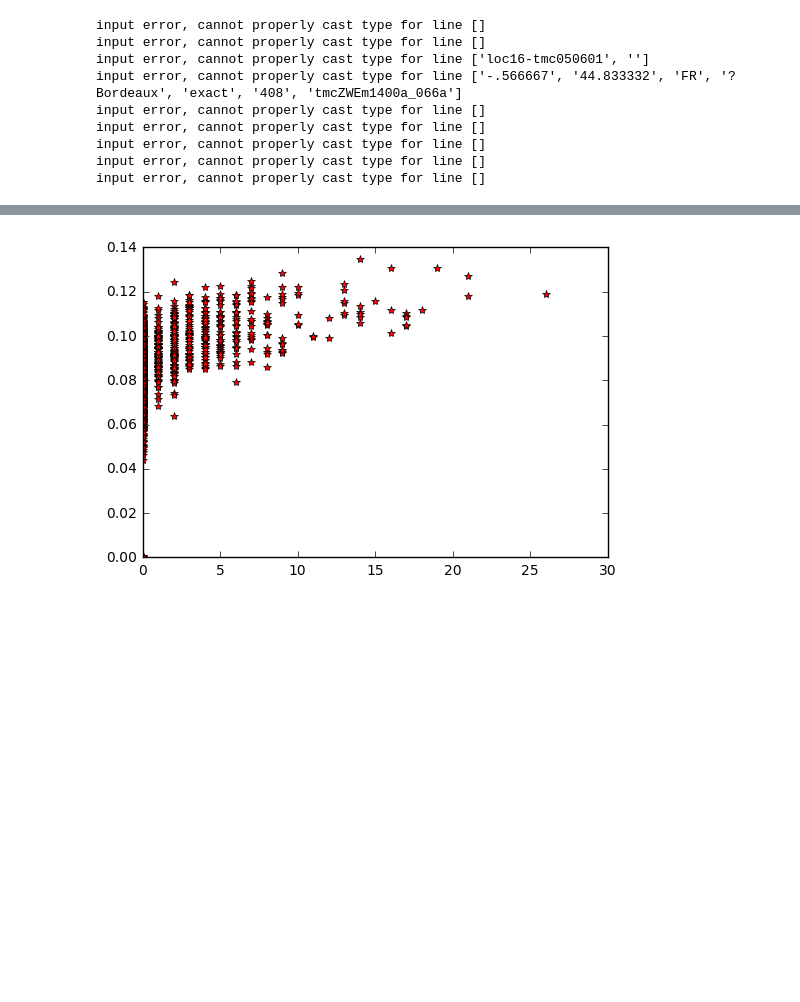
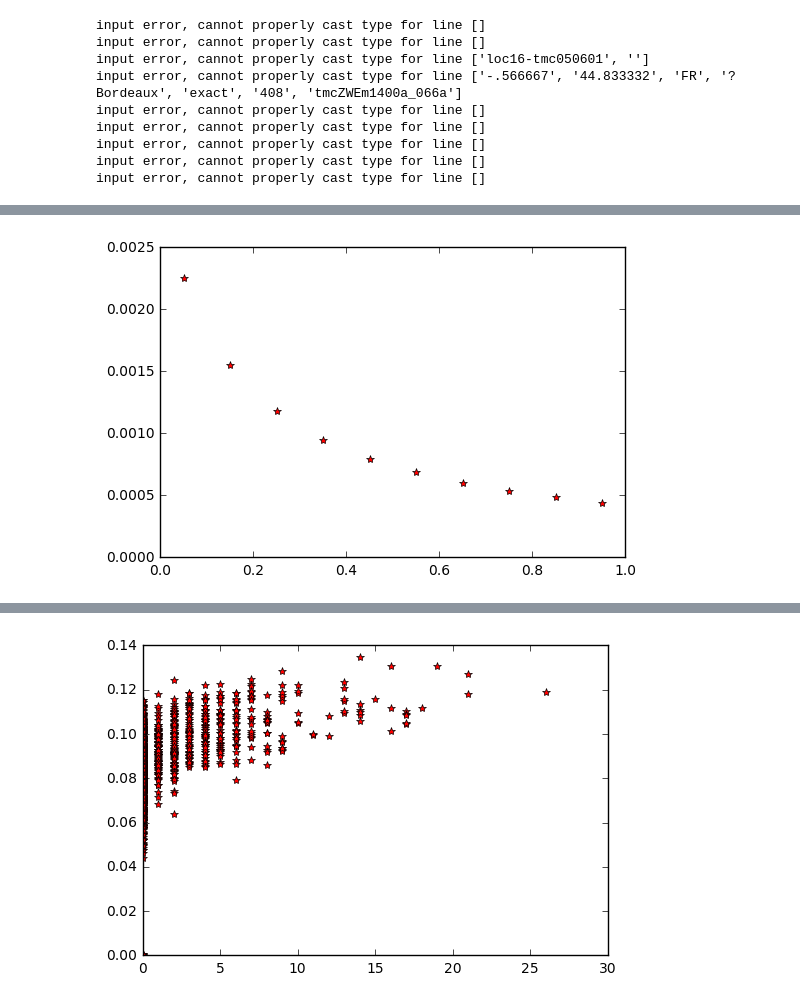
Before and after one commit to LucyWilcox/Plague, a Jupyter notebook: code/main_model.ipynb, the cells around one changed output, grey strips where cells are left out. Drawn from its saved outputs; the diff is of its cells as text; code cells hidden in the pictures; blank space fills up the shorter version.

```diff
--- a/code/main_model.ipynb
+++ b/code/main_model.ipynb
@@ -34,0 +57,5 @@ NameError: name 'banana' is not defined
+# %%
+plt.plot(trans_rates, closeness_to_count, 'r*')
+plt.show()
+# %% [output]
+[figure, added]
```
Also changed, not shown: parts of 6 cells of this notebook.
